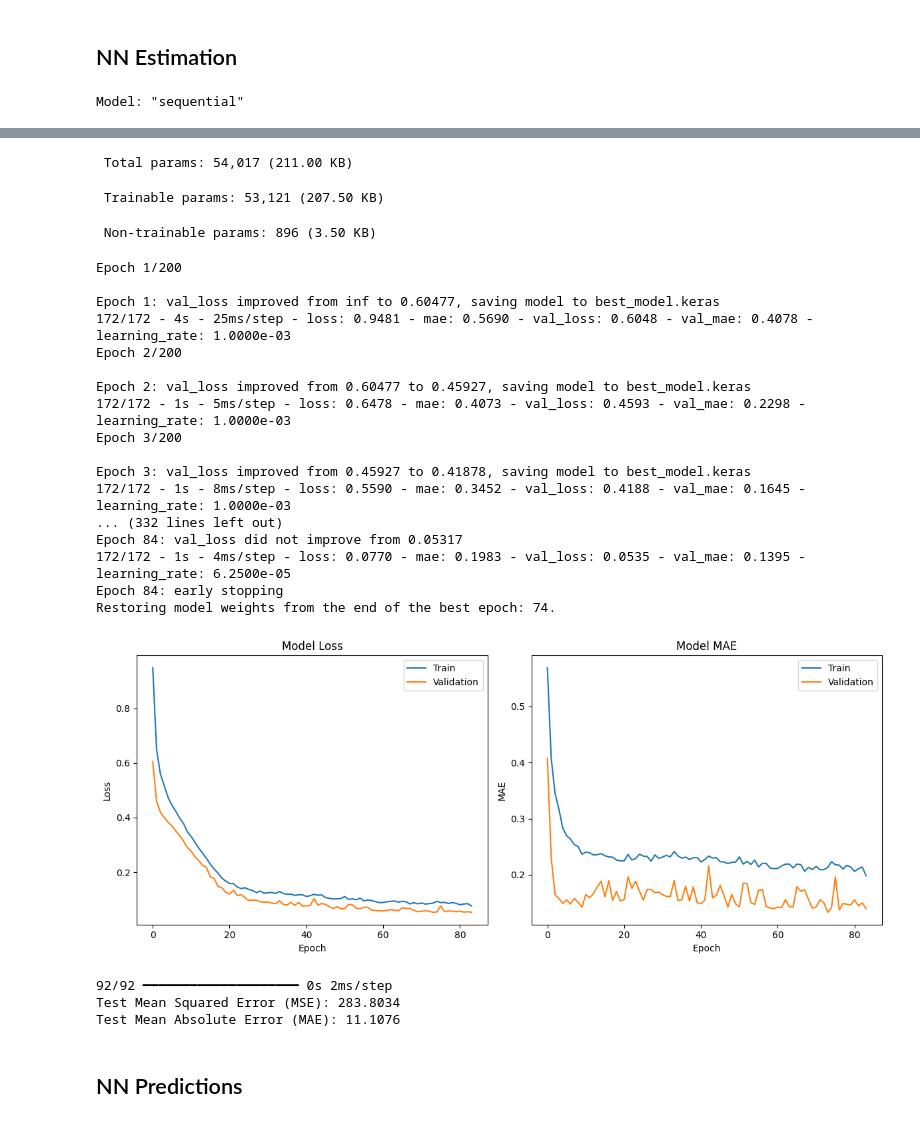
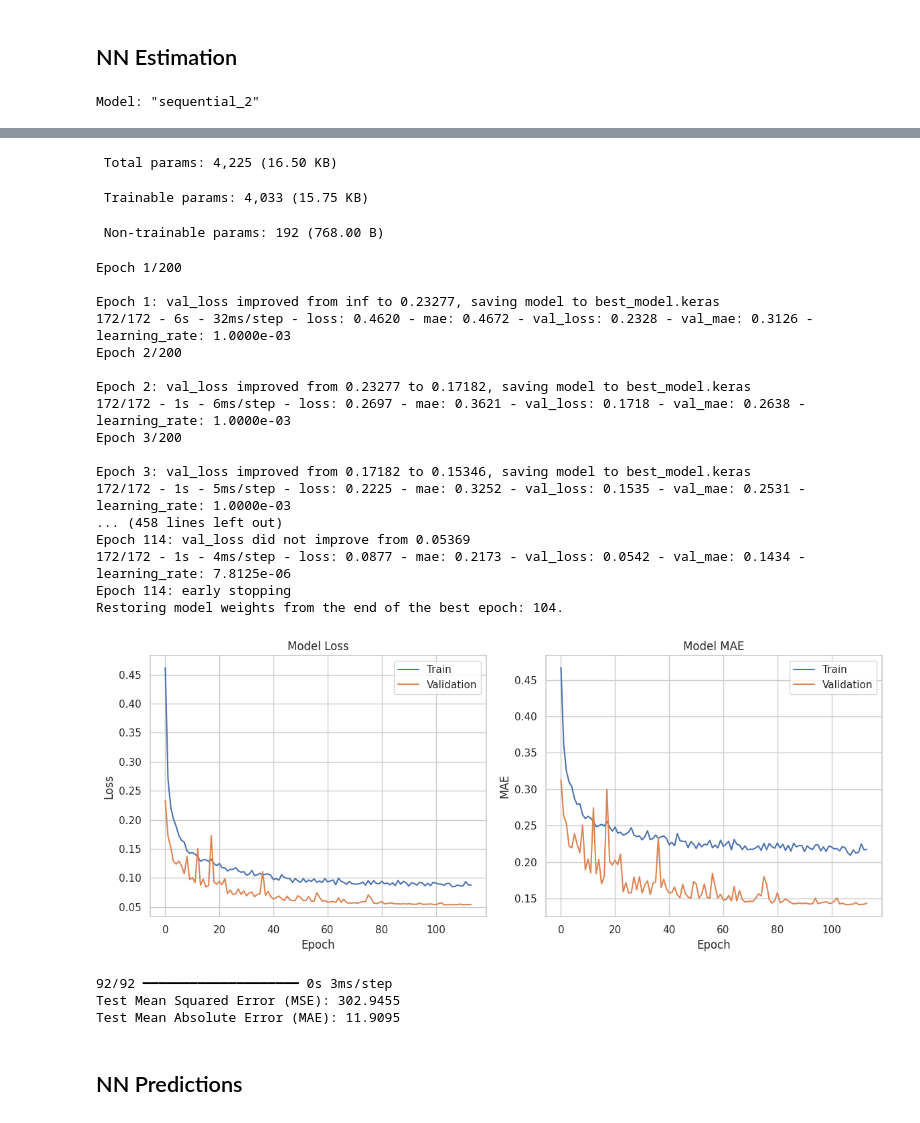
Before and after one commit to dustoff06/Trout, a Jupyter notebook: Complete_Code.ipynb, the cells around one changed output, grey strips where cells are left out. Saved outputs shown, nothing was run; the diff lists cells and outputs as text; code cells hidden in the pictures.

```diff
--- a/Complete_Code.ipynb
+++ b/Complete_Code.ipynb
@@ -41,9 +40,10 @@ fish_data['RecoveryYear'] = fish_data['RecoveryDate'].dt.year
 # %% [markdown]
 ## Drop Unneeded Variables
 # %%
-fish_data = fish_data.drop(columns=['Release River Mile', 'Recovery River Mile',
-                                    'Weight at Release', 'Weight at Recapture','Length_Growth',
-                                    'ReleaseDate','RecoveryDate', 'Weight_Growth'])
+fish_data = fish_data.drop(columns=['Recovery River Mile',
+                                    'Weight at Recapture', 'Length_Growth',
+                                    'ReleaseDate','RecoveryDate', 'Weight_Growth',
+                                    'ReleaseMonth','ReleaseYear'])
 fish_data = fish_data.rename(columns={
     'Forklength at Release': 'L1',
     'Forklength at Recapture': 'L2'
@@ -60,28 +60,23 @@ fish_data.head()
 ## Convert to Dummies
 # %%
 # Get modal values before dummy creation
-release_month_mode = fish_data['ReleaseMonth'].mode()[0]
-release_year_mode = fish_data['ReleaseYear'].mode()[0]
+
 recovery_month_mode = fish_data['RecoveryMonth'].mode()[0]
 recovery_year_mode = fish_data['RecoveryYear'].mode()[0]
 
 # Create dummies
 fish_data = pd.get_dummies(fish_data,
-                           columns=['ReleaseMonth', 'ReleaseYear', 'RecoveryMonth', 'RecoveryYear'],
+                           columns=[ 'RecoveryMonth', 'RecoveryYear'],
                            drop_first=False)
 
 # Drop dummy columns corresponding to modes
 fish_data.drop([
-    f'ReleaseMonth_{release_month_mode}',
-    f'ReleaseYear_{release_year_mode}',
     f'RecoveryMonth_{recovery_month_mode}',
     f'RecoveryYear_{recovery_year_mode}'
 ], axis=1, inplace=True)
 
 # Convert all dummy columns to integers (0/1)
 dummy_cols = [col for col in fish_data.columns if
-              col.startswith('ReleaseMonth_') or
-              col.startswith('ReleaseYear_') or
               col.startswith('RecoveryMonth_') or
               col.startswith('RecoveryYear_')]
 
@@ -386,8 +476,8 @@ with pm.Model() as bayesian_ols:
     trace = pm.sample(
         draws=2000,
         tune=1000,
-        cores=2,  # Use multiple cores for parallel sampling
-        chains=2,  # Multiple chains for better convergence assessment
+        cores=1,  # Use multiple cores for parallel sampling
+        chains=4,  # Multiple chains for better convergence assessment
         return_inferencedata=True,
         target_accept=0.95
     )
@@ -655,20 +750,19 @@ model.add(BatchNormalization())
 model.add(LeakyReLU(alpha=0.1))
 model.add(Dropout(0.2))
 
-# First hidden layer
-model.add(Dense(128, kernel_regularizer=l1_l2(l1=0.0001, l2=0.0001)))
+# More efficient architecture - better for your data size
+model = Sequential()
+model.add(Dense(64, input_dim=X_train_scaled.shape[1], kernel_regularizer=l1_l2(l1=0.0001, l2=0.0001)))
 model.add(BatchNormalization())
 model.add(LeakyReLU(alpha=0.1))
 model.add(Dropout(0.2))
 
-# Second hidden layer
-model.add(Dense(64, kernel_regularizer=l1_l2(l1=0.0001, l2=0.0001)))
+model.add(Dense(32, kernel_regularizer=l1_l2(l1=0.0001, l2=0.0001)))
 model.add(BatchNormalization())
 model.add(LeakyReLU(alpha=0.1))
-model.add(Dropout(0.2))
+model.add(Dropout(0.1))  # Reduced dropout
 
-# Output layer
-model.add(Dense(1))  # Output layer for regression (no activation function)
+model.add(Dense(1))
 
 # Custom learning rate for optimizer
 custom_optimizer = Adam(learning_rate=0.001)
@@ -740,7 +834,7 @@ test_mae = mean_absolute_error(y_test, y_pred)
 print(f"Test Mean Squared Error (MSE): {test_loss:.4f}")
 print(f"Test Mean Absolute Error (MAE): {test_mae:.4f}")
 # %% [output]
-Model: "sequential"
+Model: "sequential_2"
 ┏━━━━━━━━━━━━━━━━━━━━━━━━━━━━━━━━━┳━━━━━━━━━━━━━━━━━━━━━━━━┳━━━━━━━━━━━━━━━┓
 ┃ Layer (type)                    ┃ Output Shape           ┃       Param # ┃
 ┡━━━━━━━━━━━━━━━━━━━━━━━━━━━━━━━━━╇━━━━━━━━━━━━━━━━━━━━━━━━╇━━━━━━━━━━━━━━━┩
@@ -760,28 +854,28 @@ Model: "sequential"
 └─────────────────────────────────┴────────────────────────┴───────────────┘
- Total params: 54,017 (211.00 KB)
+ Total params: 4,225 (16.50 KB)
- Trainable params: 53,121 (207.50 KB)
+ Trainable params: 4,033 (15.75 KB)
- Non-trainable params: 896 (3.50 KB)
+ Non-trainable params: 192 (768.00 B)
 Epoch 1/200
 
-Epoch 1: val_loss improved from inf to 0.60477, saving model to best_model.keras
-172/172 - 4s - 25ms/step - loss: 0.9481 - mae: 0.5690 - val_loss: 0.6048 - val_mae: 0.4078 - learning_rate: 1.0000e-03
+Epoch 1: val_loss improved from inf to 0.23277, saving model to best_model.keras
+172/172 - 6s - 32ms/step - loss: 0.4620 - mae: 0.4672 - val_loss: 0.2328 - val_mae: 0.3126 - learning_rate: 1.0000e-03
 Epoch 2/200
 
-Epoch 2: val_loss improved from 0.60477 to 0.45927, saving model to best_model.keras
-172/172 - 1s - 5ms/step - loss: 0.6478 - mae: 0.4073 - val_loss: 0.4593 - val_mae: 0.2298 - learning_rate: 1.0000e-03
+Epoch 2: val_loss improved from 0.23277 to 0.17182, saving model to best_model.keras
+172/172 - 1s - 6ms/step - loss: 0.2697 - mae: 0.3621 - val_loss: 0.1718 - val_mae: 0.2638 - learning_rate: 1.0000e-03
 Epoch 3/200
 
-Epoch 3: val_loss improved from 0.45927 to 0.41878, saving model to best_model.keras
-172/172 - 1s - 8ms/step - loss: 0.5590 - mae: 0.3452 - val_loss: 0.4188 - val_mae: 0.1645 - learning_rate: 1.0000e-03
-... (332 lines left out)
-Epoch 84: val_loss did not improve from 0.05317
-172/172 - 1s - 4ms/step - loss: 0.0770 - mae: 0.1983 - val_loss: 0.0535 - val_mae: 0.1395 - learning_rate: 6.2500e-05
-Epoch 84: early stopping
-Restoring model weights from the end of the best epoch: 74.
+Epoch 3: val_loss improved from 0.17182 to 0.15346, saving model to best_model.keras
+172/172 - 1s - 5ms/step - loss: 0.2225 - mae: 0.3252 - val_loss: 0.1535 - val_mae: 0.2531 - learning_rate: 1.0000e-03
+... (458 lines left out)
+Epoch 114: val_loss did not improve from 0.05369
+172/172 - 1s - 4ms/step - loss: 0.0877 - mae: 0.2173 - val_loss: 0.0542 - val_mae: 0.1434 - learning_rate: 7.8125e-06
+Epoch 114: early stopping
+Restoring model weights from the end of the best epoch: 104.
-[figure, old version]
+[figure, new version]
-92/92 ━━━━━━━━━━━━━━━━━━━━ 0s 2ms/step
-Test Mean Squared Error (MSE): 283.8034
-Test Mean Absolute Error (MAE): 11.1076
+92/92 ━━━━━━━━━━━━━━━━━━━━ 0s 3ms/step
+Test Mean Squared Error (MSE): 302.9455
+Test Mean Absolute Error (MAE): 11.9095
 # %% [markdown]
 ## NN Predictions
 # %%
```
Also changed, not shown: parts of 46 cells of this notebook.
